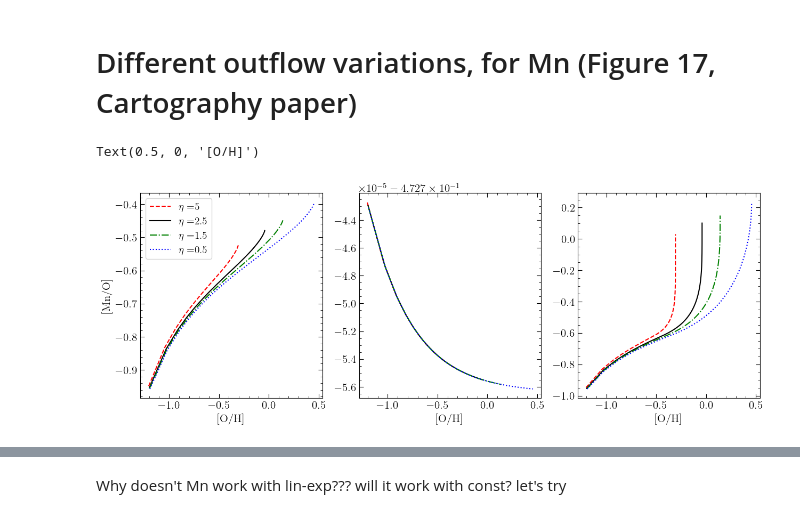
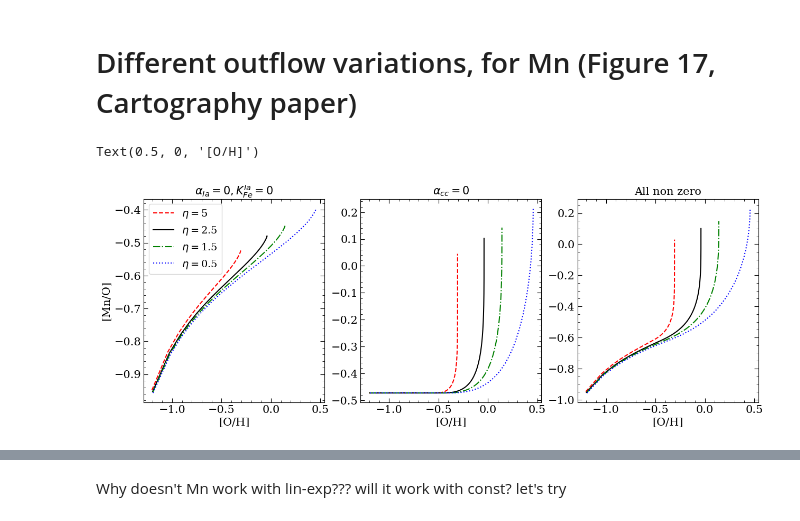
Before and after one commit to haniyehtajer/chemevo, a Jupyter notebook: examples/metallicity_dependance/Mn_try_v2.ipynb, the cells around one changed output, grey strips where cells are left out. Drawn from its saved outputs; the diff is of its cells as text; code cells hidden in the pictures.

```diff
--- a/examples/metallicity_dependance/Mn_try_v2.ipynb
+++ b/examples/metallicity_dependance/Mn_try_v2.ipynb
@@ -13,7 +13,7 @@ params = {
    'ytick.minor.visible': True,
    'xtick.labelsize': 15,
    'ytick.labelsize': 15,
-   'text.usetex': True, #to use TeX in your labels
+   'text.usetex': False, #to use TeX in your labels
    'font.family':'serif',
    'axes.titlesize': 15,
    'xtick.direction': 'in',
@@ -207,38 +261,41 @@ colors = ['red', 'black', 'green', 'blue']
 styles = ['--', '-', '-.', ':']
 plt.figure(figsize=(15,5))
 plt.subplot(1,3,1)
+plt.title(r'$\alpha_{Ia} = 0, K_{Fe}^{Ia} = 0$')
 for i in range(len(etas)):
     gal_temp = evo.Galaxy(t_array=t_array, m_g_array=m_g_array_exp, eta=etas[i],
                           alpha_Ia_Mn=0, K_Fe_Ia=0, m_Fe_Ia=0)
 
     plt.plot(gal_temp.O_H[2:], gal_temp.Mn_O[2:], color = colors[i],
                 label = r"$\eta = $" + f"{etas[i]}", linestyle=styles[i])
 
 plt.xlabel('[O/H]')
 plt.ylabel('[Mn/O]')
 plt.legend()
 
 plt.subplot(1,3,2)
+plt.title(r'$\alpha_{cc} = 0$')
 for i in range(len(etas)):
-    gal_temp = evo.Galaxy(t_array=t_array, m_g_array=m_g_array_exp, eta=etas[i],
-                          alpha_Ia_Mn=0, K_Fe_Ia=0, m_Fe_Ia=0, alpha_cc_Mn=0)
+    gal_temp = evo.Galaxy(t_array=t_array, m_g_array=m_g_array_exp, eta=etas[i], alpha_cc_Mn=0)
 
     plt.plot(gal_temp.O_H[2:], gal_temp.Mn_O[2:], color = colors[i],
                 label = r"$\eta = $" + f"{etas[i]}", linestyle=styles[i])
 
+
 plt.xlabel('[O/H]')
 
 plt.subplot(1,3,3)
+plt.title('All non zero')
 for i in range(len(etas)):
     gal_temp = evo.Galaxy(t_array=t_array, m_g_array=m_g_array_exp, eta=etas[i])
 
     plt.plot(gal_temp.O_H[2:], gal_temp.Mn_O[2:], color = colors[i],
                 label = r"$\eta = $" + f"{etas[i]}", linestyle=styles[i])
 
 plt.xlabel('[O/H]')
 # %% [output]
 Text(0.5, 0, '[O/H]')
-[figure, old version]
+[figure, new version]
 # %%
 plt.figure(figsize=(5,5))
 for i in range(len(etas)):
```
Also changed, not shown: parts of 11 cells of this notebook, 2 other files.
